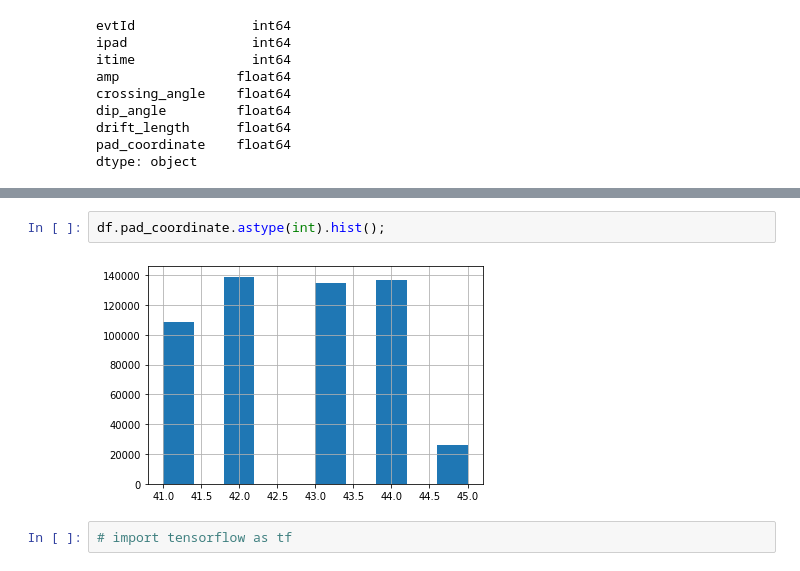
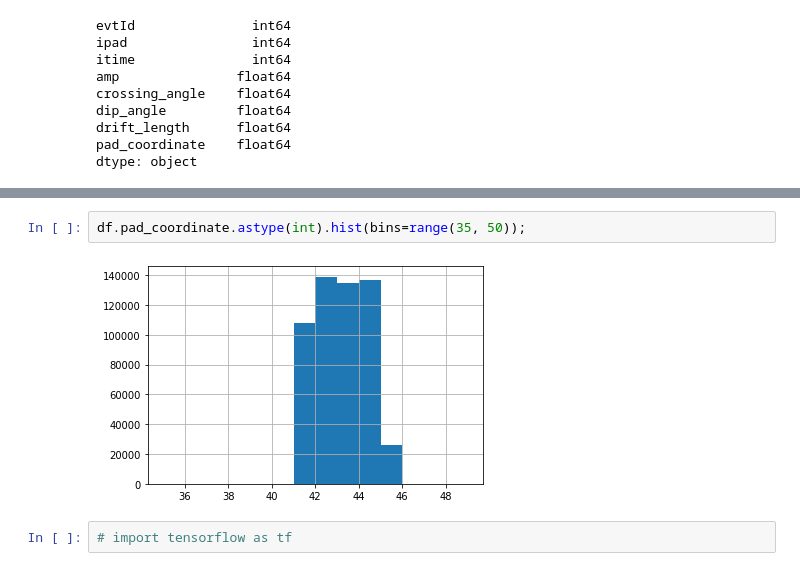
Before and after one commit to SiLiKhon/TPC-FastSim, a Jupyter notebook: notebooks/TPC_overview_data_v4.ipynb, the cells around one changed output, grey strips where cells are left out. Saved outputs shown, nothing was run; the diff lists cells and outputs as text.

```diff
--- a/notebooks/TPC_overview_data_v4.ipynb
+++ b/notebooks/TPC_overview_data_v4.ipynb
@@ -83,9 +83,9 @@ min           0.000000
 max           0.999000
 Name: drift_length, dtype: float64
 # %%
-df.pad_coordinate.astype(int).hist();
+df.pad_coordinate.astype(int).hist(bins=range(35, 50));
 # %% [output]
-[figure, old version]
+[figure, new version]
 # %%
 # import tensorflow as tf
 # %%
```
Also changed, not shown: parts of 23 cells of this notebook.
